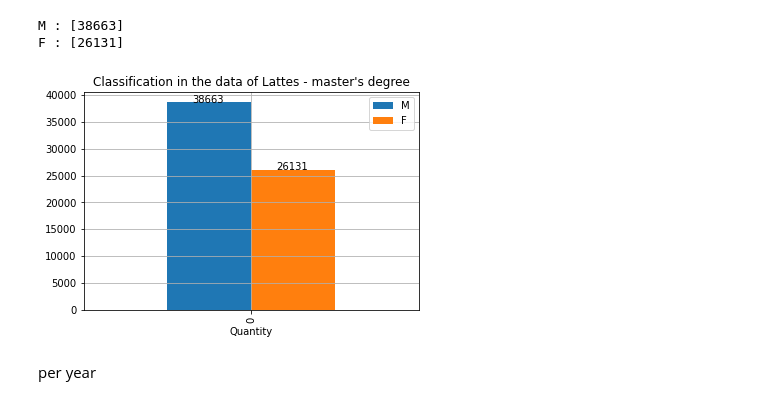
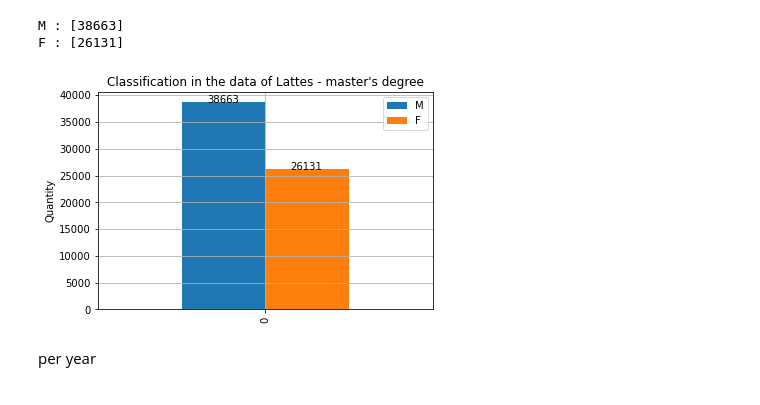
Before and after one commit to TheGabrielSN/gender-classification-scientific-productivity, a Jupyter notebook: notebooks/BiLSTM_Classify_Lattes.ipynb, the cells around one changed output. Cells and saved outputs as stored; diff of their text form; code cells hidden in the pictures.

Commit message:
Atualização dos gráficos e resultados

```diff
--- a/notebooks/BiLSTM_Classify_Lattes.ipynb
+++ b/notebooks/BiLSTM_Classify_Lattes.ipynb
@@ -142,3 +139,5 @@ dump(resu, r"./results/Mestrado.hdf5")
+# %%
+resu = load(r"./results/Mestrado_BiLSTM.hdf5")
 # %% [markdown]
 #### 1.5.1.1 Analysis of results - Master's
 # %% [markdown]
@@ -156,16 +155,16 @@ dftmp["F"] = [int(sum(resu==1))]
 # %%
 ax = dftmp.plot(kind="bar")
 plt.title("Classification in the data of Lattes - master's degree")
 plt.grid('True')
-plt.xlabel('Quantity')
+plt.ylabel('Quantity')
 x_offset = -0.05
 y_offset = 2.5
 for p in ax.patches:
     b = p.get_bbox()
     val = "{:.0f}".format(b.y1 + b.y0)
     ax.annotate(val, ((b.x0 + b.x1)/2 + x_offset, b.y1 + y_offset))
 # %% [output]
-[figure, old version]
+[figure, new version]
 # %% [markdown]
 per year
 # %%
```
Also changed, not shown: parts of 10 cells of this notebook, 13 other files.
